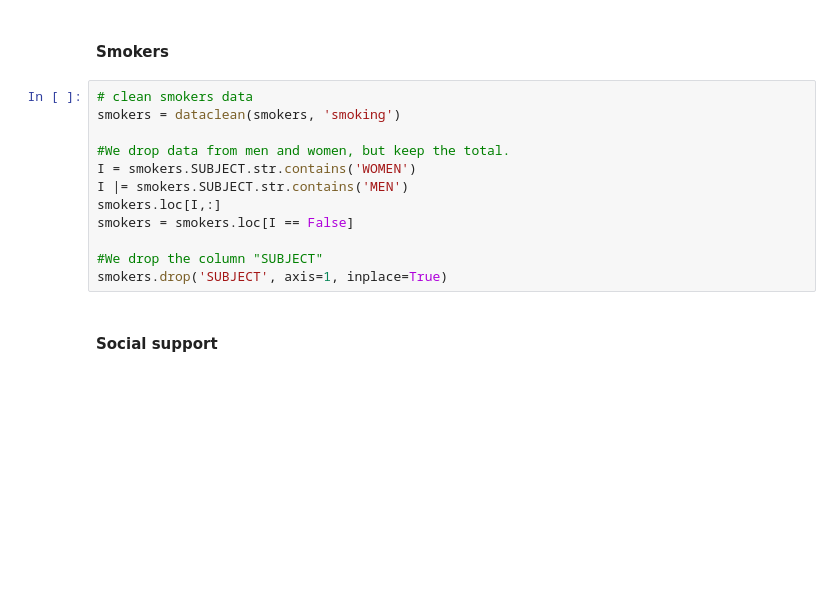
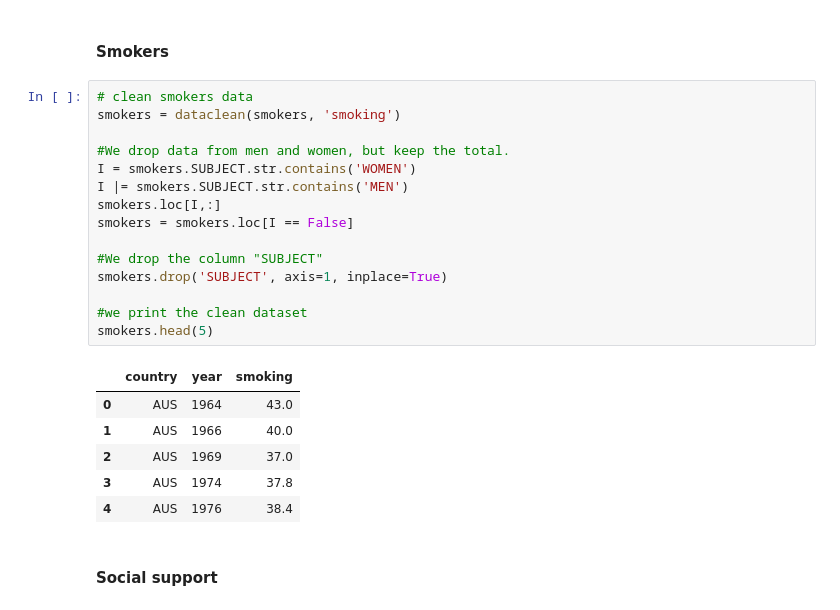
Before and after one commit to NumEconCopenhagen/projects-2023-ida-simone-elin, a Jupyter notebook: dataproject/dataproject.ipynb, the cells around one changed output. Cells and saved outputs as stored; diff of their text form; blank space fills up the shorter version.

```diff
--- a/dataproject/dataproject.ipynb
+++ b/dataproject/dataproject.ipynb
@@ -110,15 +144,25 @@ alcohol.drop('SUBJECT', axis=1, inplace=True)
 # %%
 # clean smokers data
 smokers = dataclean(smokers, 'smoking')
 
 #We drop data from men and women, but keep the total.
 I = smokers.SUBJECT.str.contains('WOMEN')
 I |= smokers.SUBJECT.str.contains('MEN')
 smokers.loc[I,:]
 smokers = smokers.loc[I == False]
 
 #We drop the column "SUBJECT"
 smokers.drop('SUBJECT', axis=1, inplace=True)
+
+#we print the clean dataset
+smokers.head(5)
+# %% [output]
+|  | country | year | smoking |
+| 0 | AUS | 1964 | 43.0 |
+| 1 | AUS | 1966 | 40.0 |
+| 2 | AUS | 1969 | 37.0 |
+| 3 | AUS | 1974 | 37.8 |
+| 4 | AUS | 1976 | 38.4 |
 # %% [markdown]
 #### Social support
 # %%
```
Also changed, not shown: parts of 15 cells of this notebook.
